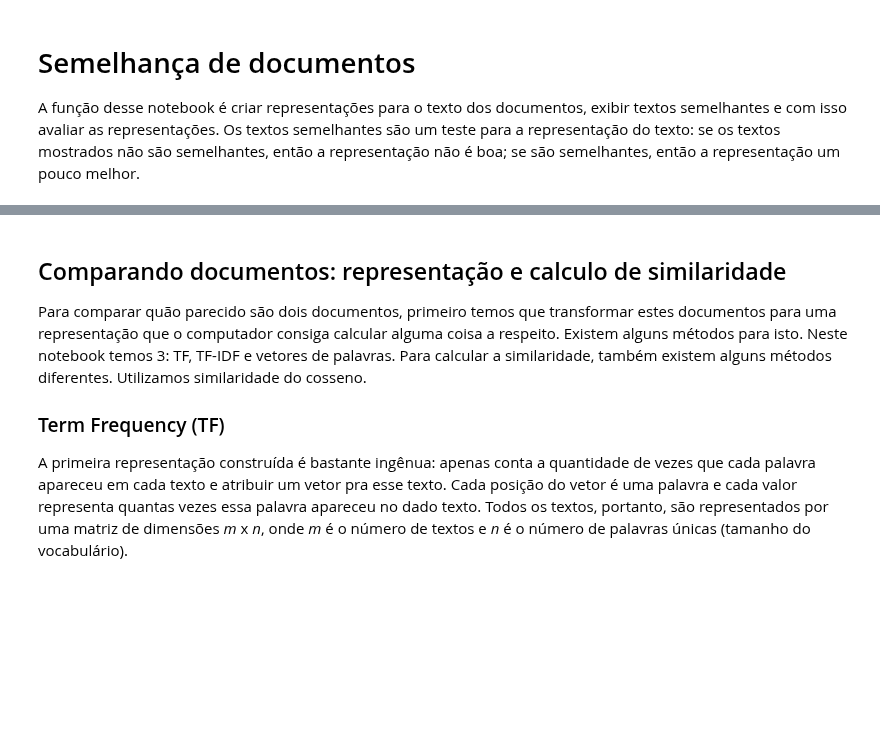
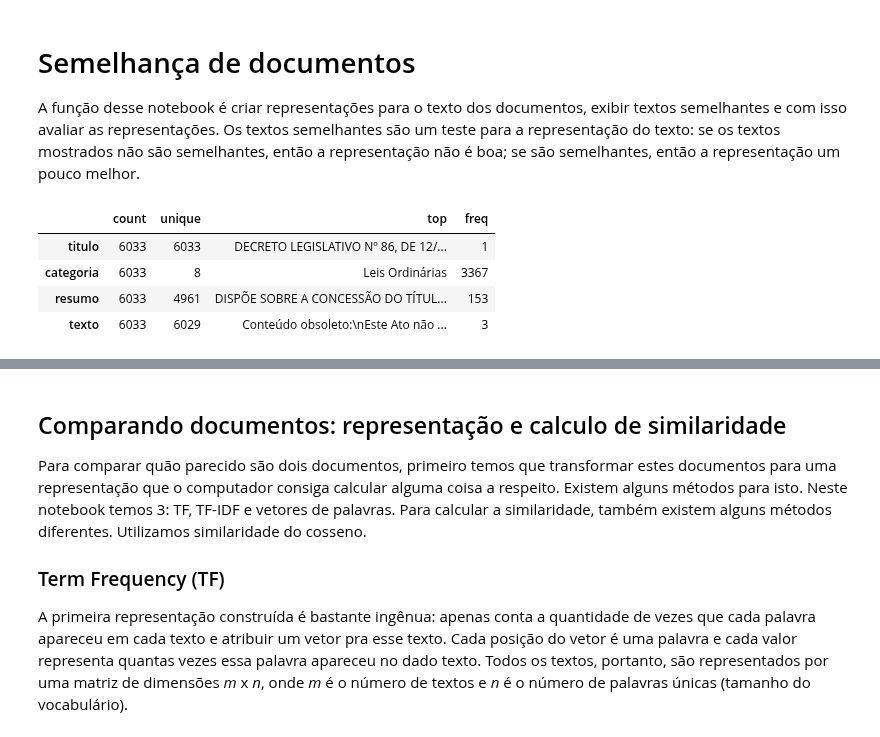
Before and after one commit to DadosAbertosDeFeira/analises, a Jupyter notebook: analysis/text_representations.ipynb, the cells around one changed output, grey strips where cells are left out. Cells and saved outputs as stored; diff of their text form; code cells hidden in the pictures; blank space fills up the shorter version.

```diff
--- a/analysis/text_representations.ipynb
+++ b/analysis/text_representations.ipynb
@@ -19,6 +19,11 @@ laws_file = 'leis.json'
 # %%
 laws = pd.read_json(laws_file)
 laws.drop(['documento'], inplace=True, axis=1)
-print(laws.info())
-print(laws.nunique())
+laws.describe().T
+# %% [output]
+|  | count | unique | top | freq |
+| titulo | 6033 | 6033 | DECRETO LEGISLATIVO Nº 86, DE 12/... | 1 |
+| categoria | 6033 | 8 | Leis Ordinárias | 3367 |
+| resumo | 6033 | 4961 | DISPÕE SOBRE A CONCESSÃO DO TÍTUL... | 153 |
+| texto | 6033 | 6029 | Conteúdo obsoleto:\nEste Ato não ... | 3 |
 # %%
```
Also changed, not shown: parts of 14 cells of this notebook.
